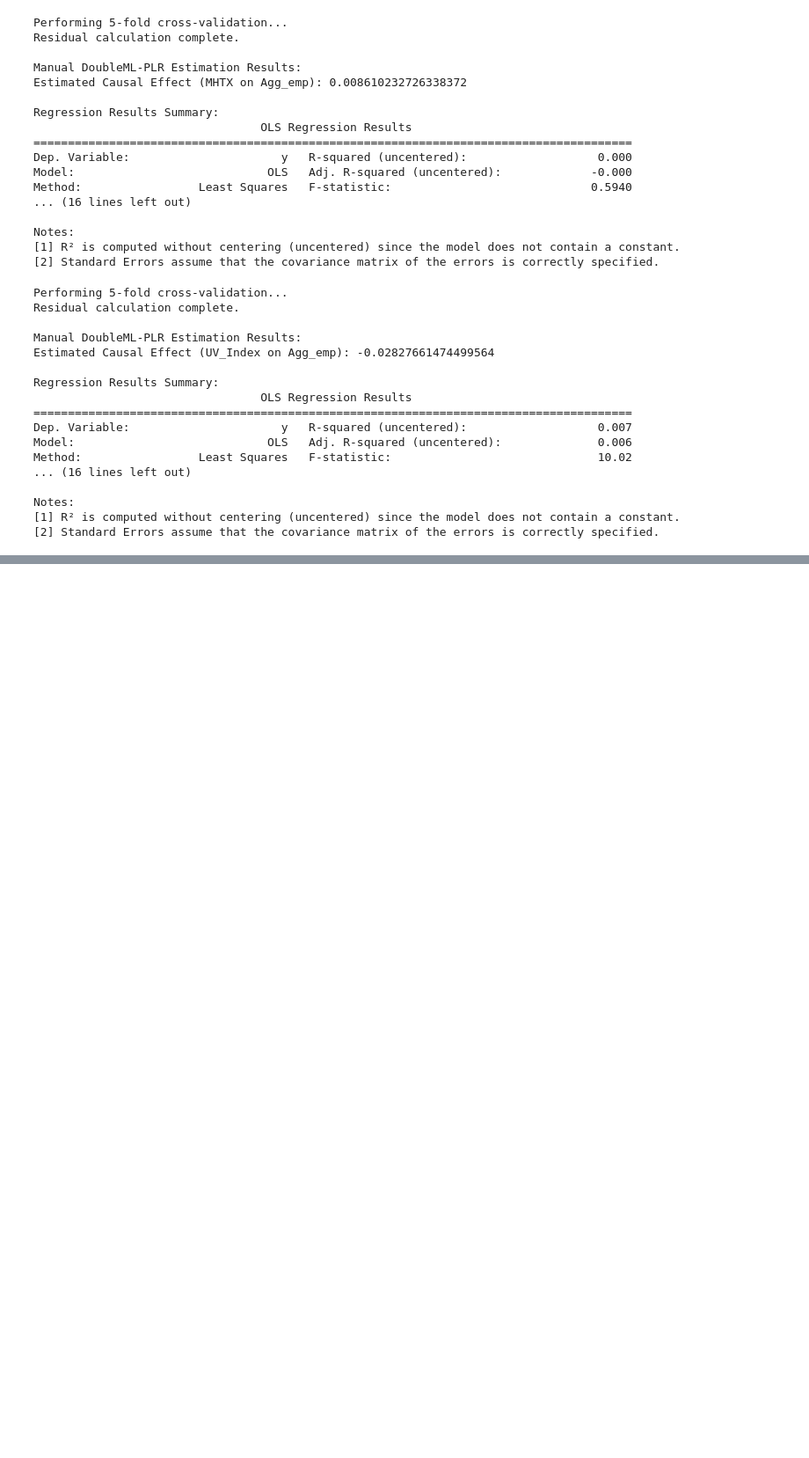
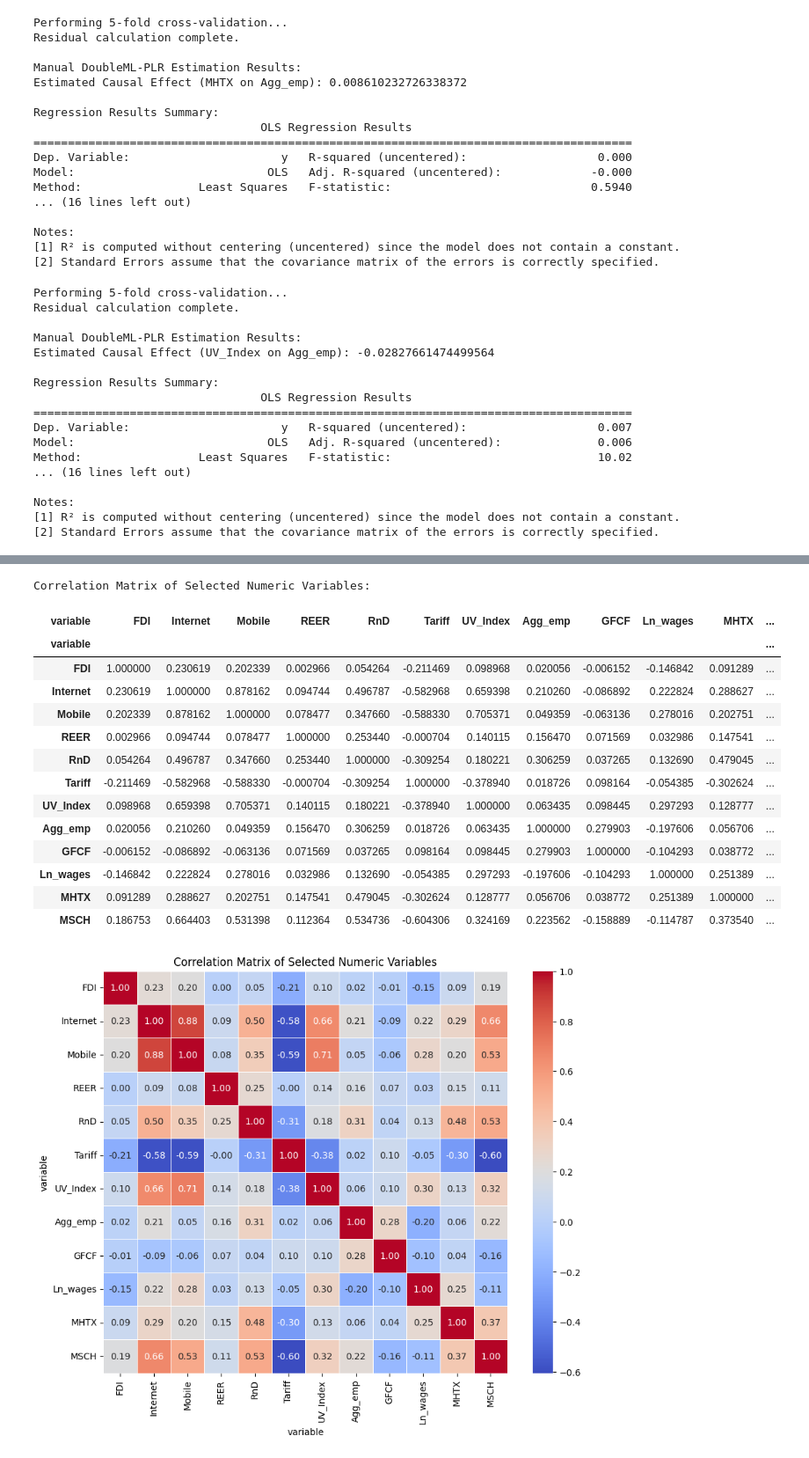
Before and after one commit to mks999/DML_Economics, a Jupyter notebook: DML_EQ_EMP_R2.ipynb, the cells around one changed output, grey strips where cells are left out. Shown at 88% size. Cells and saved outputs as stored; diff of their text form; code cells hidden in the pictures; blank space fills up the shorter version.

```diff
--- a/DML_EQ_EMP_R2.ipynb
+++ b/DML_EQ_EMP_R2.ipynb
@@ -1699,0 +1778,40 @@ Notes:
+# %%
+# Define the list of columns to exclude from the correlation matrix calculation
+columns_to_exclude_from_corr = ['Time', 'ctryid', 'Dmy_MHTX', 'Dmy_UVIndex', 'd1']
+
+# Select only the numeric columns from the original dataframe, excluding the specified ones
+numeric_cols_for_corr = imputed_df_final_winsorized.select_dtypes(include=np.number).columns.tolist()
+numeric_cols_for_corr = [col for col in numeric_cols_for_corr if col not in columns_to_exclude_from_corr]
+
+# Calculate the correlation matrix using the selected numeric columns
+correlation_matrix_cleaned = imputed_df_final_winsorized[numeric_cols_for_corr].corr()
+
+# Display the correlation matrix
+print("Correlation Matrix of Selected Numeric Variables:")
+display(correlation_matrix_cleaned)
+
+# Optional: Visualize the correlation matrix using a heatmap
+import seaborn as sns
+import matplotlib.pyplot as plt
+
+plt.figure(figsize=(10, 8)) # Adjusted figure size
+sns.heatmap(correlation_matrix_cleaned, annot=True, cmap='coolwarm', fmt=".2f", linewidths=.5)
+plt.title('Correlation Matrix of Selected Numeric Variables')
+plt.show()
+# %% [output]
+Correlation Matrix of Selected Numeric Variables:
+| variable | FDI | Internet | Mobile | REER | RnD | Tariff | UV_Index | Agg_emp | GFCF | Ln_wages | MHTX | ... |
+| variable |  |  |  |  |  |  |  |  |  |  |  | ... |
+| FDI | 1.000000 | 0.230619 | 0.202339 | 0.002966 | 0.054264 | -0.211469 | 0.098968 | 0.020056 | -0.006152 | -0.146842 | 0.091289 | ... |
+| Internet | 0.230619 | 1.000000 | 0.878162 | 0.094744 | 0.496787 | -0.582968 | 0.659398 | 0.210260 | -0.086892 | 0.222824 | 0.288627 | ... |
+| Mobile | 0.202339 | 0.878162 | 1.000000 | 0.078477 | 0.347660 | -0.588330 | 0.705371 | 0.049359 | -0.063136 | 0.278016 | 0.202751 | ... |
+| REER | 0.002966 | 0.094744 | 0.078477 | 1.000000 | 0.253440 | -0.000704 | 0.140115 | 0.156470 | 0.071569 | 0.032986 | 0.147541 | ... |
+| RnD | 0.054264 | 0.496787 | 0.347660 | 0.253440 | 1.000000 | -0.309254 | 0.180221 | 0.306259 | 0.037265 | 0.132690 | 0.479045 | ... |
+| Tariff | -0.211469 | -0.582968 | -0.588330 | -0.000704 | -0.309254 | 1.000000 | -0.378940 | 0.018726 | 0.098164 | -0.054385 | -0.302624 | ... |
+| UV_Index | 0.098968 | 0.659398 | 0.705371 | 0.140115 | 0.180221 | -0.378940 | 1.000000 | 0.063435 | 0.098445 | 0.297293 | 0.128777 | ... |
+| Agg_emp | 0.020056 | 0.210260 | 0.049359 | 0.156470 | 0.306259 | 0.018726 | 0.063435 | 1.000000 | 0.279903 | -0.197606 | 0.056706 | ... |
+| GFCF | -0.006152 | -0.086892 | -0.063136 | 0.071569 | 0.037265 | 0.098164 | 0.098445 | 0.279903 | 1.000000 | -0.104293 | 0.038772 | ... |
+| Ln_wages | -0.146842 | 0.222824 | 0.278016 | 0.032986 | 0.132690 | -0.054385 | 0.297293 | -0.197606 | -0.104293 | 1.000000 | 0.251389 | ... |
+| MHTX | 0.091289 | 0.288627 | 0.202751 | 0.147541 | 0.479045 | -0.302624 | 0.128777 | 0.056706 | 0.038772 | 0.251389 | 1.000000 | ... |
+| MSCH | 0.186753 | 0.664403 | 0.531398 | 0.112364 | 0.534736 | -0.604306 | 0.324169 | 0.223562 | -0.158889 | -0.114787 | 0.373540 | ... |
+[figure, added]
```
Also changed, not shown: parts of 2 cells of this notebook.
